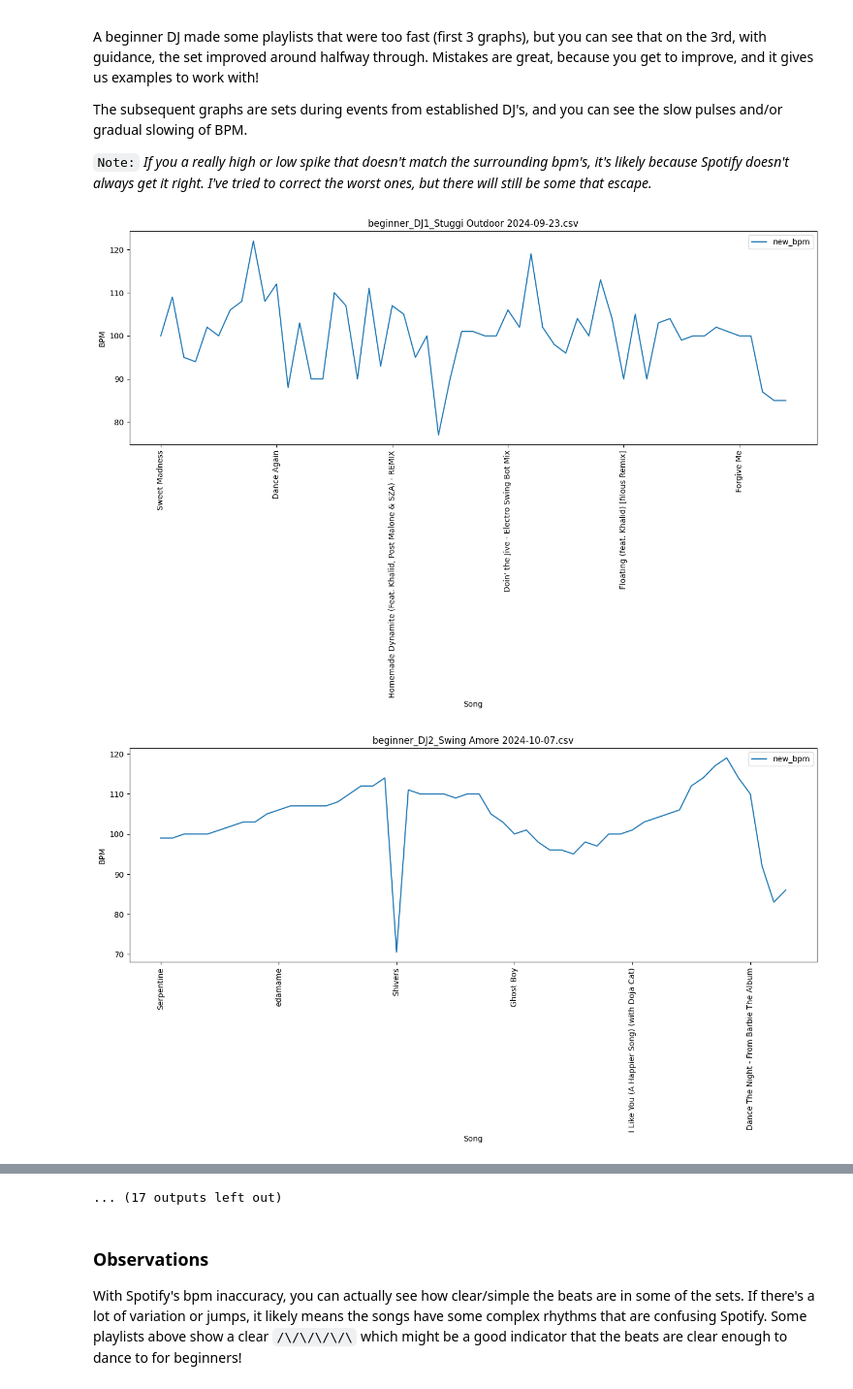
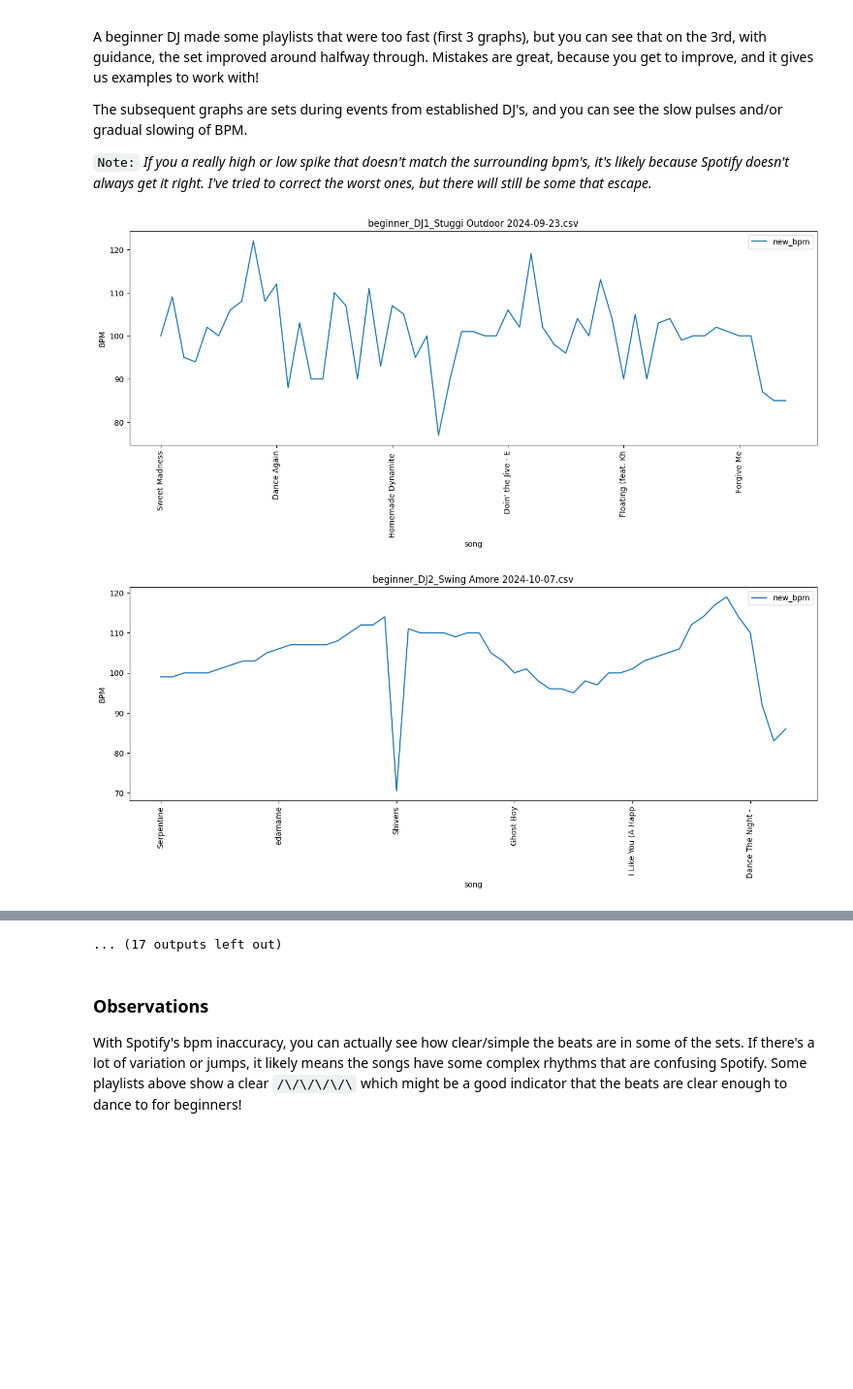
Before and after one commit to ThomasMAhern/WCS_playlist_analysis, a Jupyter notebook: WCS_playlist_analysis.ipynb, the cells around one changed output, grey strips where cells are left out. Shown at 97% size. Cells and saved outputs as stored; diff of their text form; code cells hidden in the pictures; blank space fills up the shorter version.

```diff
--- a/WCS_playlist_analysis.ipynb
+++ b/WCS_playlist_analysis.ipynb
@@ -27,28 +27,28 @@ The subsequent graphs are sets during events from established DJ's, and you can
 # %%
 for i in sorted(os.listdir('Playlists/')):
     if 'unordered' not in i and '.csv' in i:
         (pl.read_csv(f'Playlists/{i}')
          .with_columns(
              #correctifies the worst of Spotify's bpm attempts
              new_bpm = pl.when(pl.col('BPM') >= 135)
                         .then(pl.col('BPM')/2)
                         .when(pl.col('BPM') <= 50)
                         .then(pl.col('BPM')*2)
                         .otherwise(pl.col('BPM')),
              #truncates loooong song names so they don't kill graph proportions
              song = pl.col('Song').str.slice(0,18),
          )
         .to_pandas()
         #plot things
-        ).plot(x='Song',
+        ).plot(x='song',
                y='new_bpm',
                kind='line',
                title=i,
                figsize=(16, 5),
                legend=True,
                rot=90,
                ylabel='BPM',
               )
 # %% [output]
-[figure, old version]
+[figure, new version]
-[figure, old version]
+[figure, new version]
```
Also changed, not shown: parts of 1 cell of this notebook.
